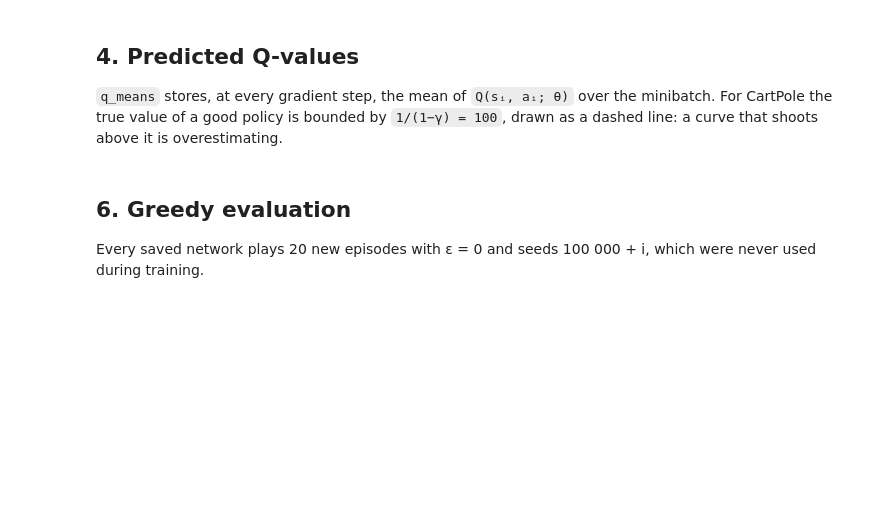
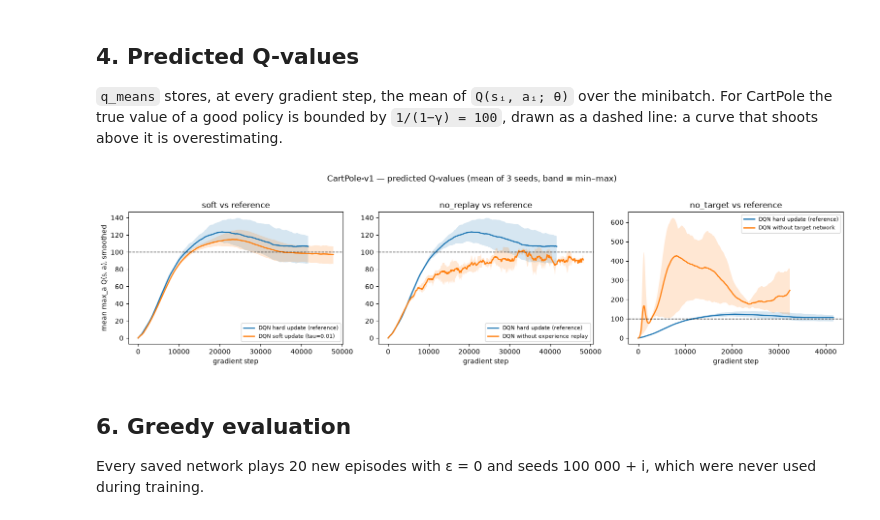
Before and after one commit to AmirBnsL/rl-homework-dqn, a Jupyter notebook: notebooks/EX1_Ablation_cartpole.ipynb, the cells around one changed output. Cells and saved outputs as stored; diff of their text form; code cells hidden in the pictures; blank space fills up the shorter version.

Commit message:
Fix notebook namespace collision, epsilon kwarg, replay demo, panel labels

```diff
--- a/notebooks/EX1_Ablation_cartpole.ipynb
+++ b/notebooks/EX1_Ablation_cartpole.ipynb
@@ -1439,18 +1517,24 @@ CartPole the true value of a good policy is bounded by `1/(1−γ) = 100`, drawn
 line: a curve that shoots above it is overestimating.
 # %%
 # @title 10. Predicted Q-values during training
-fig, axes = plt.subplots(1, len(pairs), figsize=(5.2 * len(pairs), 4), sharey=True)
+fig, axes = plt.subplots(1, len(pairs), figsize=(5.2 * len(pairs), 4))
 axes = np.atleast_1d(axes)
 for ax, (a, b) in zip(axes, pairs):
     runs = {}
     for name in (a, b):
         if name in RESULTS:
             runs[variant_label(name)] = RESULTS[name]
     plot_q_curves(ax, runs, title=f"{b} vs reference")
-    ax.axhline(100.0, ls="--", c="k", lw=1, label="1/(1-gamma)")
-axes[0].set_ylabel("mean of Q(s, a; theta) over the minibatch")
+    if spec["q_reference"] is not None:
+        ax.axhline(spec["q_reference"], ls="--", c="k", lw=1,
+                   label="1/(1-gamma)")
+axes[0].set_ylabel("mean max_a Q(s, a), smoothed")
+for extra in axes[1:]:
+    extra.set_ylabel("")
 fig.suptitle(spec["label"] + " — predicted Q-values (mean of 3 seeds, band = min–max)", y=1.02)
 plt.tight_layout(); plt.show()
+# %% [output]
+[figure, added]
 # %% [markdown]
 ## 6. Greedy evaluation
 
```
Also changed, not shown: parts of 15 cells of this notebook, 35 other files.
